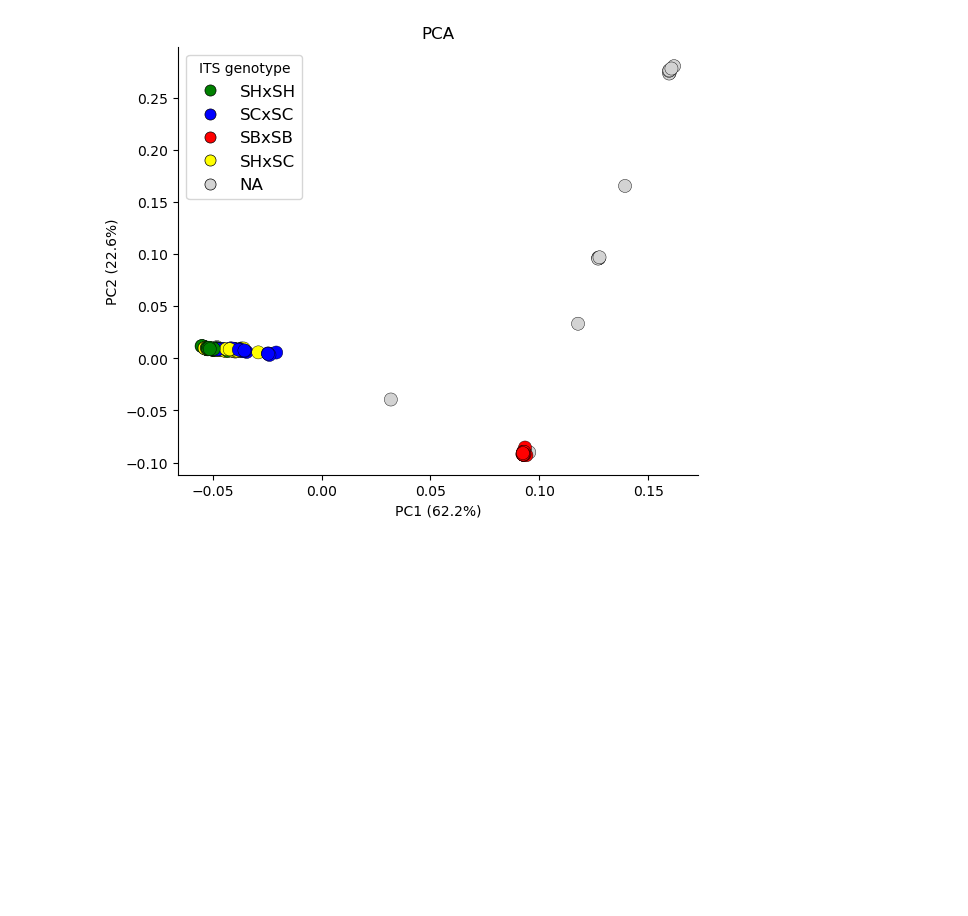
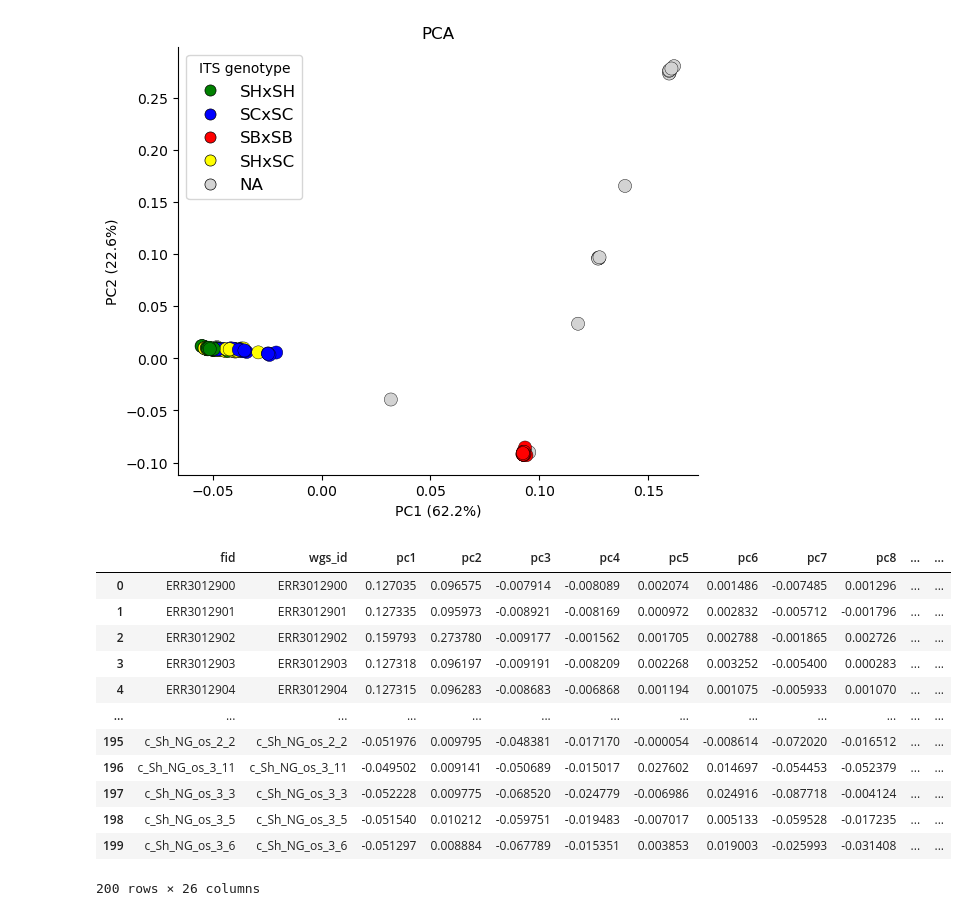
Before and after one commit to nealplatt/sch_hae_its, a Jupyter notebook: code/its-05-pca.ipynb, the cells around one changed output. Cells and saved outputs as stored; diff of their text form; code cells hidden in the pictures; blank space fills up the shorter version.

```diff
--- a/code/its-05-pca.ipynb
+++ b/code/its-05-pca.ipynb
@@ -115,10 +115,12 @@ ulation complete.ix calc
 [extracting eigenvalues and eigenvectors]
  pca.eigenvec .saved to pca.eigenval and
 # %%
+import os
 import numpy as np
 import pandas as pd
 import matplotlib.pyplot as plt
 import matplotlib.lines as mlines
+
 
 # ---------- config ----------
 eigenvec_file = "pca.eigenvec"
@@ -159,7 +161,7 @@ pca_df.to_csv(raw_out_file, index=False)
 # ---------- join annotations ----------
 pca_df = (
     pca_df
-    .merge(info_df[["wgs_id", "species"]], on="wgs_id", how="left")
+    .merge(info_df[["wgs_id", "species", "country", "locale"]], on="wgs_id", how="left")
     .merge(its_df[["wgs_id", "its_class"]], on="wgs_id", how="left")
 )
 
@@ -213,7 +215,7 @@ ax.spines["right"].set_visible(False)
 
 # ---------- save ----------
 # plt.savefig(png_out_file, dpi=600, facecolor="white")
-plt.savefig(svg_out_file, facecolor="white")
+# plt.savefig(svg_out_file, facecolor="white")
 
 # ---------- export source data ----------
 pca_df[["wgs_id", "pc1", "pc2", "species", "its_class", "color", "zorder"]].to_csv(src_out_file, index=False)
@@ -222,3 +224,19 @@ pca_df[["wgs_id", "pc1", "pc2", "species", "its_class", "color", "zorder"]].to_c
 plt.show()
 # %% [output]
 [figure]
+# %%
+pca_df
+# %% [output]
+|  | fid | wgs_id | pc1 | pc2 | pc3 | pc4 | pc5 | pc6 | pc7 | pc8 | ... | ... |
+| 0 | ERR3012900 | ERR3012900 | 0.127035 | 0.096575 | -0.007914 | -0.008089 | 0.002074 | 0.001486 | -0.007485 | 0.001296 | ... | ... |
+| 1 | ERR3012901 | ERR3012901 | 0.127335 | 0.095973 | -0.008921 | -0.008169 | 0.000972 | 0.002832 | -0.005712 | -0.001796 | ... | ... |
+| 2 | ERR3012902 | ERR3012902 | 0.159793 | 0.273780 | -0.009177 | -0.001562 | 0.001705 | 0.002788 | -0.001865 | 0.002726 | ... | ... |
+| 3 | ERR3012903 | ERR3012903 | 0.127318 | 0.096197 | -0.009191 | -0.008209 | 0.002268 | 0.003252 | -0.005400 | 0.000283 | ... | ... |
+| 4 | ERR3012904 | ERR3012904 | 0.127315 | 0.096283 | -0.008683 | -0.006868 | 0.001194 | 0.001075 | -0.005933 | 0.001070 | ... | ... |
+| ... | ... | ... | ... | ... | ... | ... | ... | ... | ... | ... | ... | ... |
+| 195 | c_Sh_NG_os_2_2 | c_Sh_NG_os_2_2 | -0.051976 | 0.009795 | -0.048381 | -0.017170 | -0.000054 | -0.008614 | -0.072020 | -0.016512 | ... | ... |
+| 196 | c_Sh_NG_os_3_11 | c_Sh_NG_os_3_11 | -0.049502 | 0.009141 | -0.050689 | -0.015017 | 0.027602 | 0.014697 | -0.054453 | -0.052379 | ... | ... |
+| 197 | c_Sh_NG_os_3_3 | c_Sh_NG_os_3_3 | -0.052228 | 0.009775 | -0.068520 | -0.024779 | -0.006986 | 0.024916 | -0.087718 | -0.004124 | ... | ... |
+| 198 | c_Sh_NG_os_3_5 | c_Sh_NG_os_3_5 | -0.051540 | 0.010212 | -0.059751 | -0.019483 | -0.007017 | 0.005133 | -0.059528 | -0.017235 | ... | ... |
+| 199 | c_Sh_NG_os_3_6 | c_Sh_NG_os_3_6 | -0.051297 | 0.008884 | -0.067789 | -0.015351 | 0.003853 | 0.019003 | -0.025993 | -0.031408 | ... | ... |
+200 rows × 26 columns
```
Also changed, not shown: parts of 4 cells of this notebook, 3 other files.
